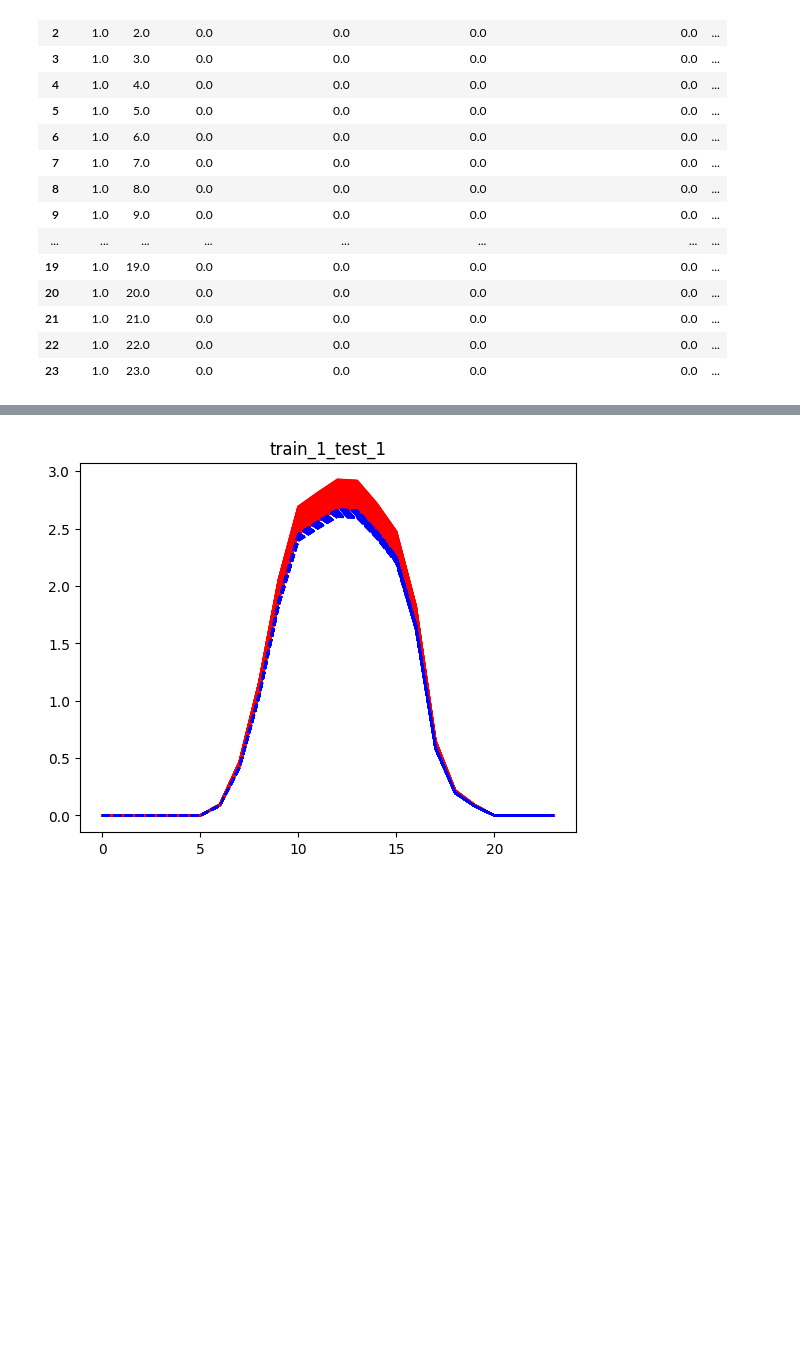
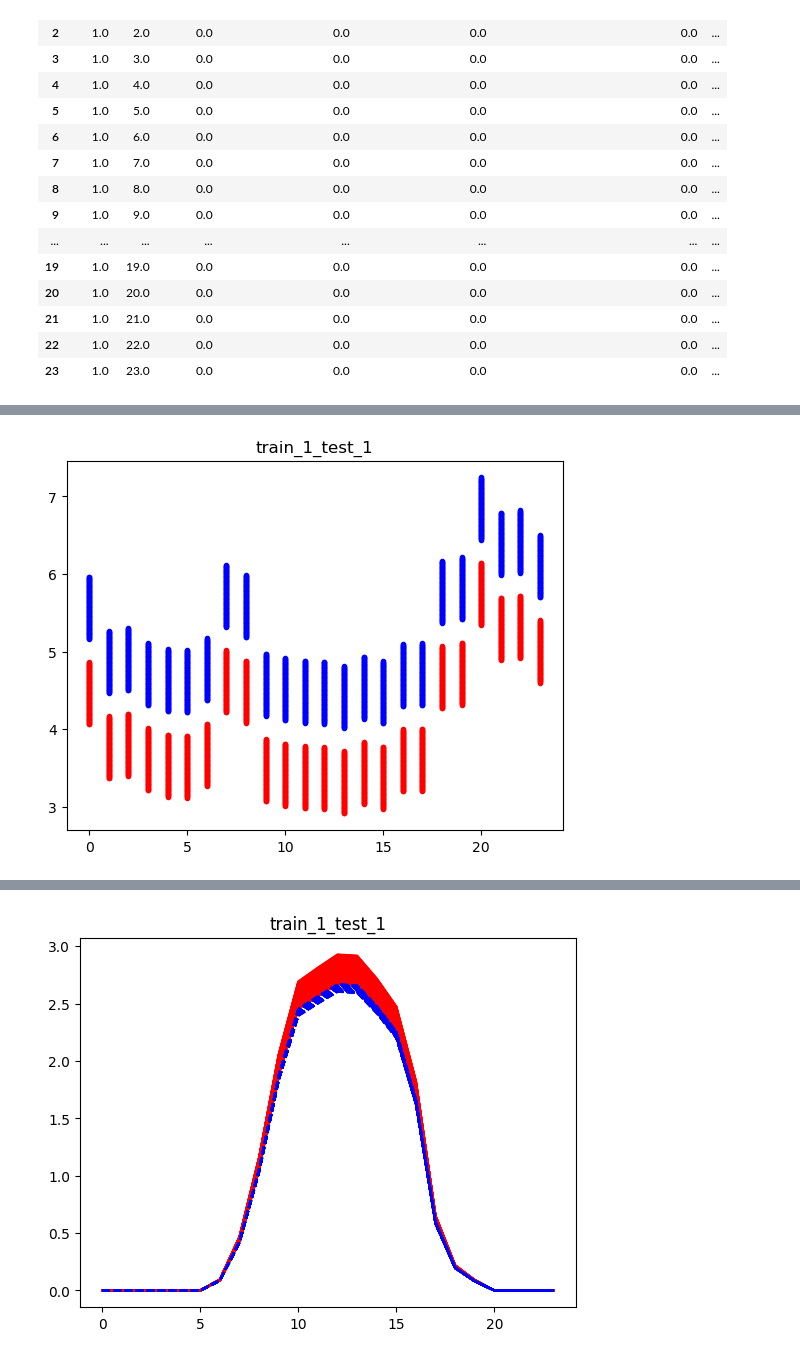
Before and after one commit to Optimization-and-Machine-Learning-Lab/energy_fed_trpo, a Jupyter notebook: CityLearn/citylearn/data/gen_data/banma.ipynb, the cells around one changed output, grey strips where cells are left out. Saved outputs shown, nothing was run; the diff lists cells and outputs as text; code cells hidden in the pictures; blank space fills up the shorter version.

```diff
--- a/CityLearn/citylearn/data/gen_data/banma.ipynb
+++ b/CityLearn/citylearn/data/gen_data/banma.ipynb
@@ -95,3 +101,9 @@ def draw_graph(b1, b2, index):
+# %%
+for i in range(1):
+    for j in range(1):
+        draw_graph(i, j, -5)    # demand
+# %% [output]
+[figure, added]
 # %%
 def draw_solar_demand(b1):
 
```
Also changed, not shown: parts of 8 cells of this notebook.
